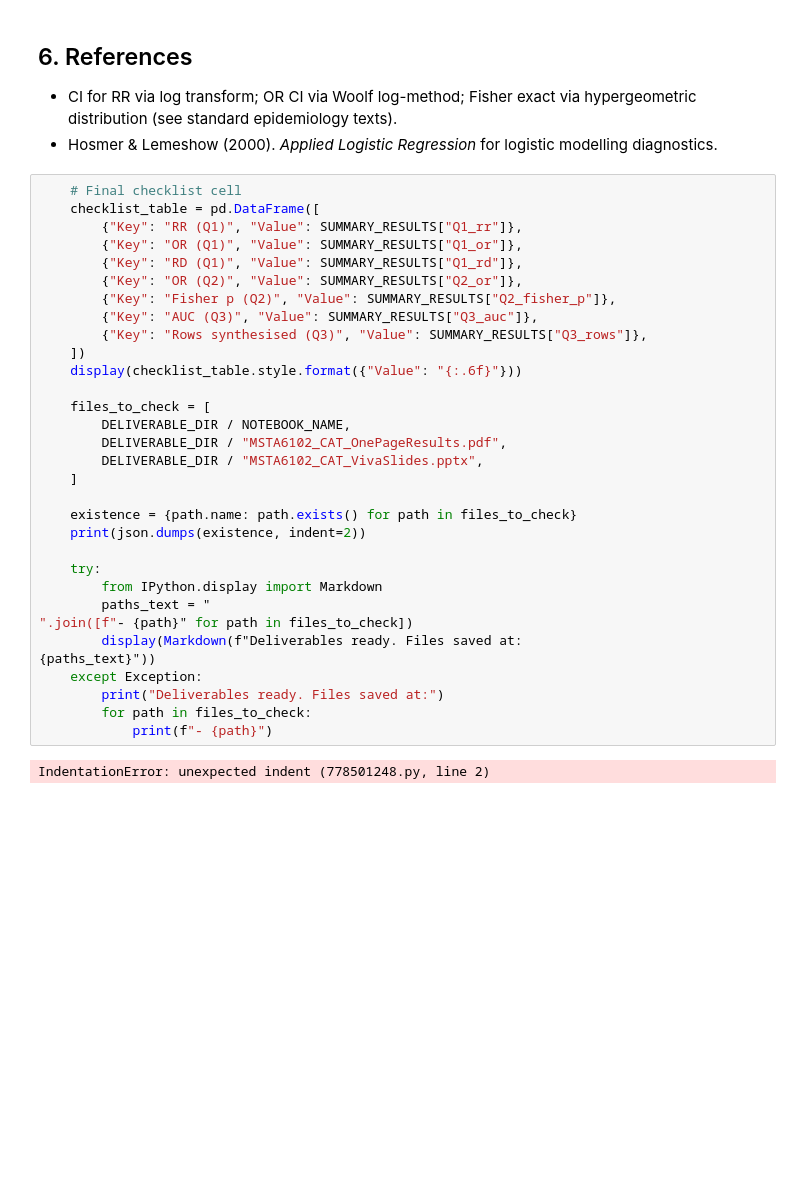
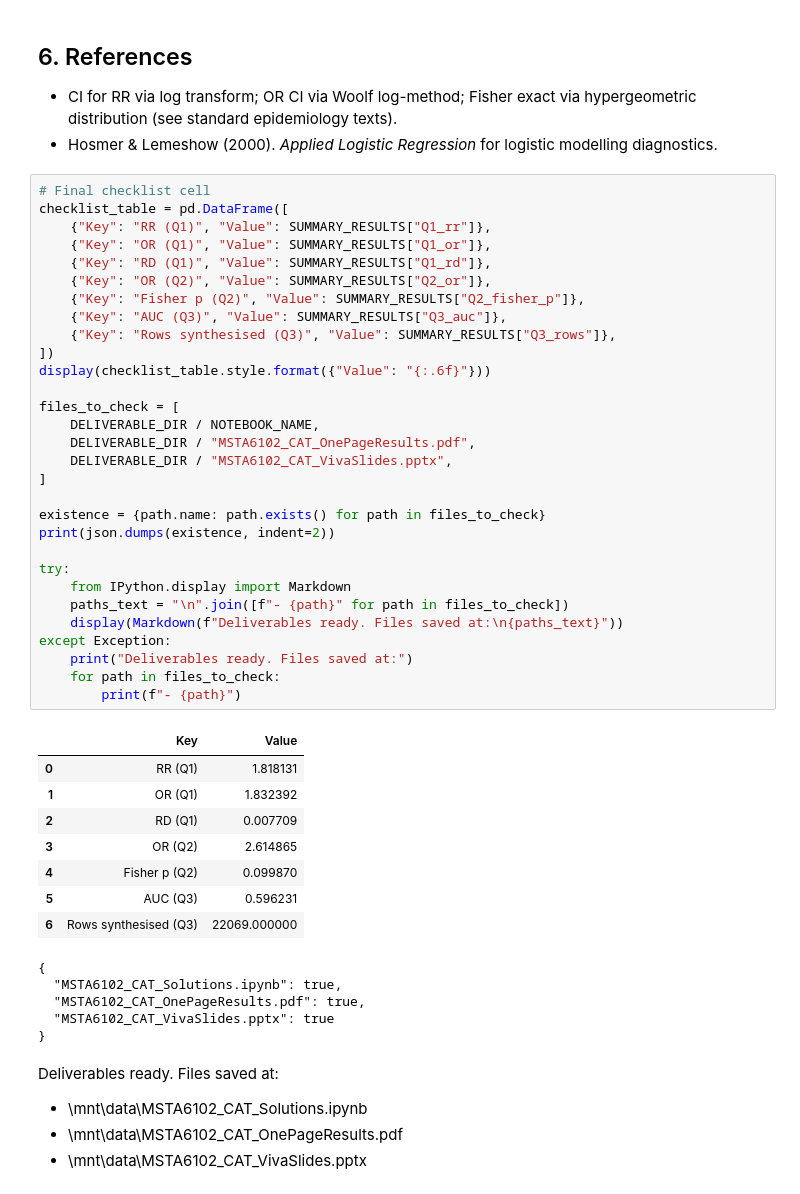
Before and after one commit to MadScie254/Stats_CAT_2.1, a Jupyter notebook: MSTA6102_CAT_Solutions.ipynb, the cells around one changed output. Cells and saved outputs as stored; diff of their text form; blank space fills up the shorter version.

Commit message:
Fix indentation error in final checklist cell and update output formatting
- Corrected indentation in the checklist table creation code.
- Updated the display of deliverables with proper formatting.
- Ensured that the existence check for deliverables is correctly displayed.

```diff
--- a/MSTA6102_CAT_Solutions.ipynb
+++ b/MSTA6102_CAT_Solutions.ipynb
@@ -733,36 +733,50 @@ PowerPoint deck saved to \mnt\data\MSTA6102_CAT_VivaSlides.pptx
 - CI for RR via log transform; OR CI via Woolf log-method; Fisher exact via hypergeometric distribution (see standard epidemiology texts).
 - Hosmer & Lemeshow (2000). *Applied Logistic Regression* for logistic modelling diagnostics.
 # %%
-    # Final checklist cell
-    checklist_table = pd.DataFrame([
-        {"Key": "RR (Q1)", "Value": SUMMARY_RESULTS["Q1_rr"]},
-        {"Key": "OR (Q1)", "Value": SUMMARY_RESULTS["Q1_or"]},
-        {"Key": "RD (Q1)", "Value": SUMMARY_RESULTS["Q1_rd"]},
-        {"Key": "OR (Q2)", "Value": SUMMARY_RESULTS["Q2_or"]},
-        {"Key": "Fisher p (Q2)", "Value": SUMMARY_RESULTS["Q2_fisher_p"]},
-        {"Key": "AUC (Q3)", "Value": SUMMARY_RESULTS["Q3_auc"]},
-        {"Key": "Rows synthesised (Q3)", "Value": SUMMARY_RESULTS["Q3_rows"]},
-    ])
-    display(checklist_table.style.format({"Value": "{:.6f}"}))
+# Final checklist cell
+checklist_table = pd.DataFrame([
+    {"Key": "RR (Q1)", "Value": SUMMARY_RESULTS["Q1_rr"]},
+    {"Key": "OR (Q1)", "Value": SUMMARY_RESULTS["Q1_or"]},
+    {"Key": "RD (Q1)", "Value": SUMMARY_RESULTS["Q1_rd"]},
+    {"Key": "OR (Q2)", "Value": SUMMARY_RESULTS["Q2_or"]},
+    {"Key": "Fisher p (Q2)", "Value": SUMMARY_RESULTS["Q2_fisher_p"]},
+    {"Key": "AUC (Q3)", "Value": SUMMARY_RESULTS["Q3_auc"]},
+    {"Key": "Rows synthesised (Q3)", "Value": SUMMARY_RESULTS["Q3_rows"]},
+])
+display(checklist_table.style.format({"Value": "{:.6f}"}))
 
-    files_to_check = [
-        DELIVERABLE_DIR / NOTEBOOK_NAME,
-        DELIVERABLE_DIR / "MSTA6102_CAT_OnePageResults.pdf",
-        DELIVERABLE_DIR / "MSTA6102_CAT_VivaSlides.pptx",
-    ]
+files_to_check = [
+    DELIVERABLE_DIR / NOTEBOOK_NAME,
+    DELIVERABLE_DIR / "MSTA6102_CAT_OnePageResults.pdf",
+    DELIVERABLE_DIR / "MSTA6102_CAT_VivaSlides.pptx",
+]
 
-    existence = {path.name: path.exists() for path in files_to_check}
-    print(json.dumps(existence, indent=2))
+existence = {path.name: path.exists() for path in files_to_check}
+print(json.dumps(existence, indent=2))
 
-    try:
-        from IPython.display import Markdown
-        paths_text = "
-".join([f"- {path}" for path in files_to_check])
-        display(Markdown(f"Deliverables ready. Files saved at:
-{paths_text}"))
-    except Exception:
-        print("Deliverables ready. Files saved at:")
-        for path in files_to_check:
-            print(f"- {path}")
+try:
+    from IPython.display import Markdown
+    paths_text = "\n".join([f"- {path}" for path in files_to_check])
+    display(Markdown(f"Deliverables ready. Files saved at:\n{paths_text}"))
+except Exception:
+    print("Deliverables ready. Files saved at:")
+    for path in files_to_check:
+        print(f"- {path}")
 # %% [output]
+|  | Key | Value |
+| 0 | RR (Q1) | 1.818131 |
+| 1 | OR (Q1) | 1.832392 |
+| 2 | RD (Q1) | 0.007709 |
+| 3 | OR (Q2) | 2.614865 |
+| 4 | Fisher p (Q2) | 0.099870 |
+| 5 | AUC (Q3) | 0.596231 |
+| 6 | Rows synthesised (Q3) | 22069.000000 |
-IndentationError: unexpected indent (778501248.py, line 2)
+{
+  "MSTA6102_CAT_Solutions.ipynb": true,
+  "MSTA6102_CAT_OnePageResults.pdf": true,
+  "MSTA6102_CAT_VivaSlides.pptx": true
+}
+Deliverables ready. Files saved at:
+- \mnt\data\MSTA6102_CAT_Solutions.ipynb
+- \mnt\data\MSTA6102_CAT_OnePageResults.pdf
+- \mnt\data\MSTA6102_CAT_VivaSlides.pptx
```
